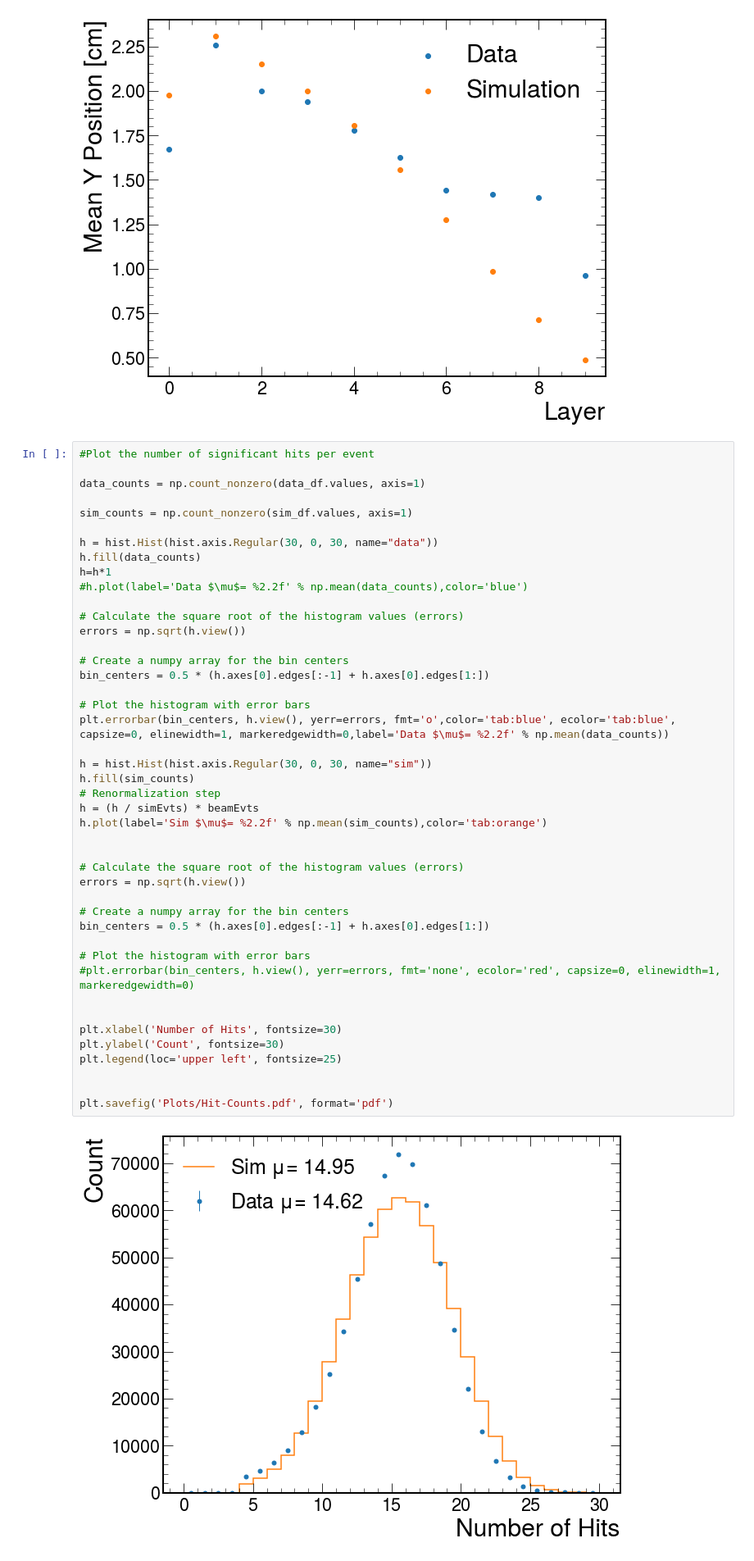
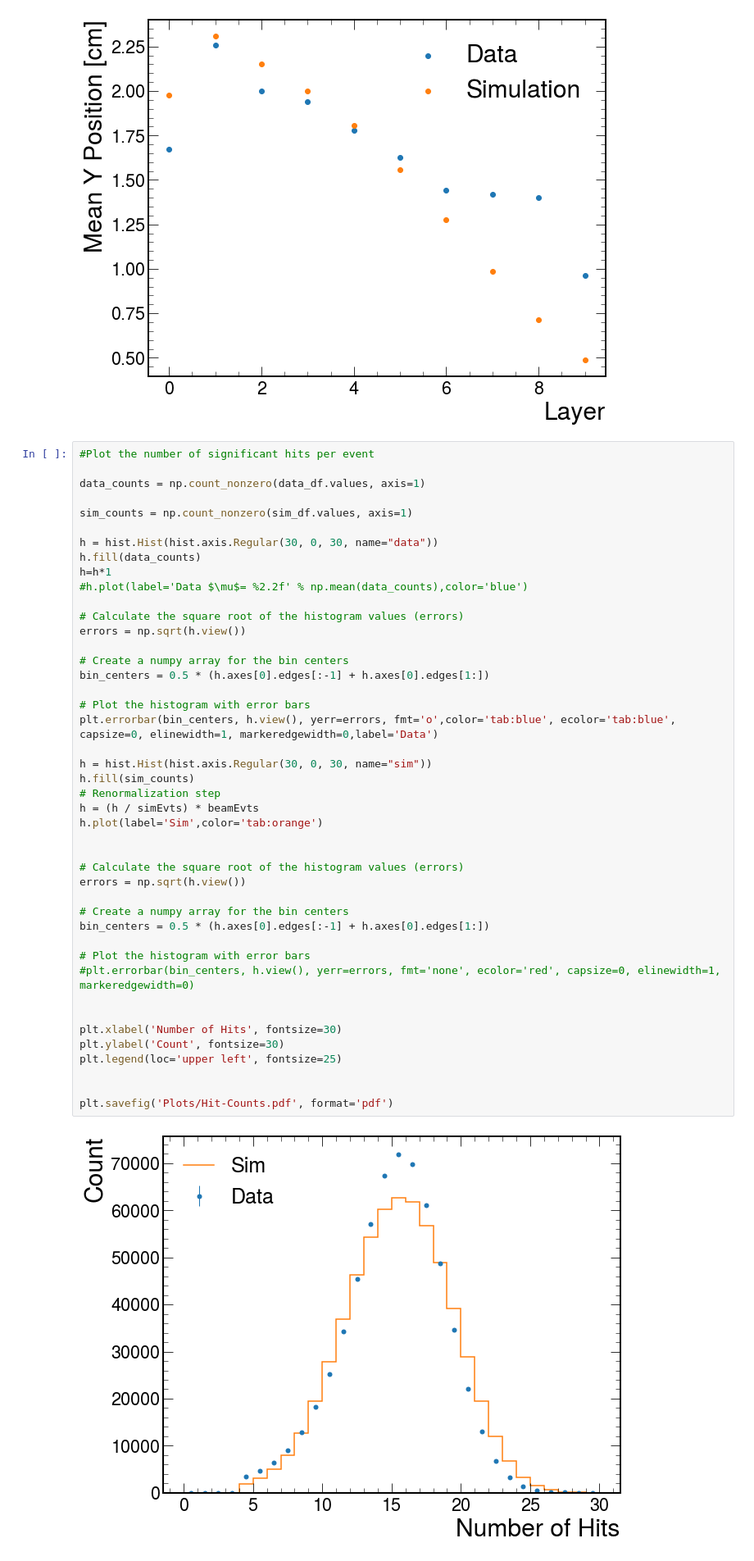
Before and after one commit to sebouh137/beamtest_plots, a Jupyter notebook: TestBeamSimAnalysis.ipynb, the cells around one changed output. Shown at 82% size. Drawn from its saved outputs; the diff is of its cells as text.

```diff
--- a/TestBeamSimAnalysis.ipynb
+++ b/TestBeamSimAnalysis.ipynb
@@ -971,36 +973,36 @@ h=h*1
 errors = np.sqrt(h.view())
 
 # Create a numpy array for the bin centers
 bin_centers = 0.5 * (h.axes[0].edges[:-1] + h.axes[0].edges[1:])
 
 # Plot the histogram with error bars
-plt.errorbar(bin_centers, h.view(), yerr=errors, fmt='o',color='tab:blue', ecolor='tab:blue', capsize=0, elinewidth=1, markeredgewidth=0,label='Data $\mu$= %2.2f' % np.mean(data_counts))
+plt.errorbar(bin_centers, h.view(), yerr=errors, fmt='o',color='tab:blue', ecolor='tab:blue', capsize=0, elinewidth=1, markeredgewidth=0,label='Data')
 
 h = hist.Hist(hist.axis.Regular(30, 0, 30, name="sim"))
 h.fill(sim_counts)
 # Renormalization step
 h = (h / simEvts) * beamEvts
-h.plot(label='Sim $\mu$= %2.2f' % np.mean(sim_counts),color='tab:orange')
+h.plot(label='Sim',color='tab:orange')
 
 
 # Calculate the square root of the histogram values (errors)
 errors = np.sqrt(h.view())
 
 # Create a numpy array for the bin centers
 bin_centers = 0.5 * (h.axes[0].edges[:-1] + h.axes[0].edges[1:])
 
 # Plot the histogram with error bars
 #plt.errorbar(bin_centers, h.view(), yerr=errors, fmt='none', ecolor='red', capsize=0, elinewidth=1, markeredgewidth=0)
 
 
 plt.xlabel('Number of Hits', fontsize=30)
 plt.ylabel('Count', fontsize=30)
 plt.legend(loc='upper left', fontsize=25)
 
 
 plt.savefig('Plots/Hit-Counts.pdf', format='pdf')
 # %% [output]
-[figure, old version]
+[figure, new version]
 # %%
 h = Hist(
     hist.axis.Regular(30, 0, 30, name="S", label="Number of Hits (Data)", flow=False),
```
Also changed, not shown: parts of 2 cells of this notebook, 2 other files.
